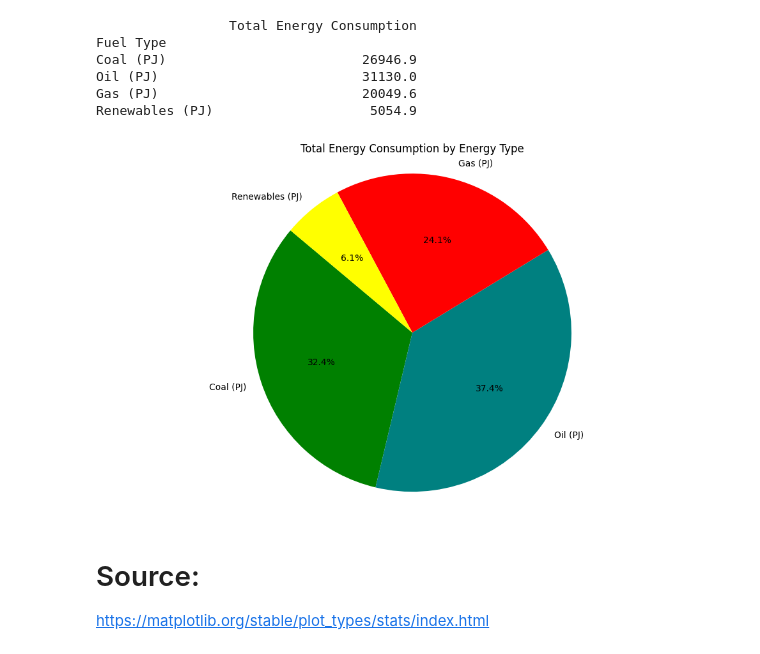
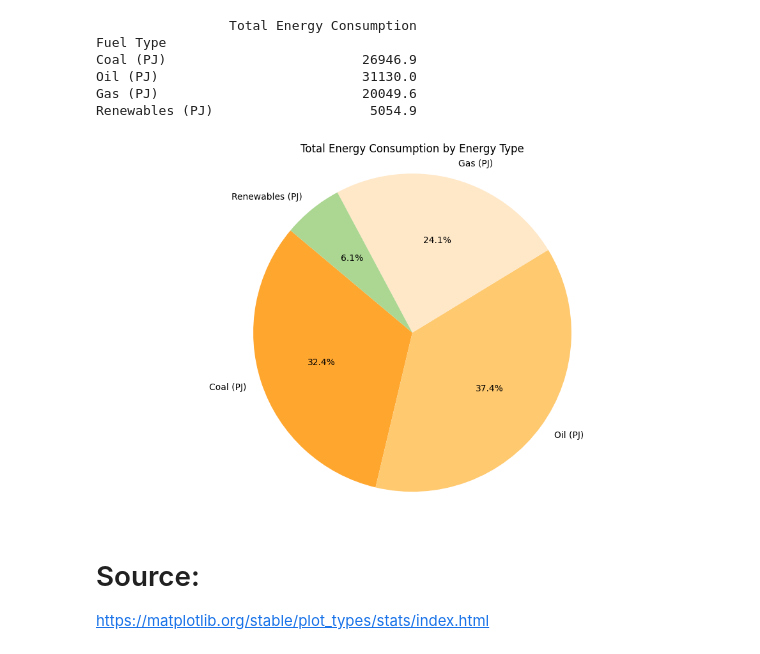
Before and after one commit to DurantZhou/ISYS5002-2024-S1-A2, a Jupyter notebook: Tue_11AM_Group_2_Assignment_2.ipynb, the cells around one changed output. Cells and saved outputs as stored; diff of their text form; code cells hidden in the pictures.

Commit message:
Change the Pie chart color

```diff
--- a/Tue_11AM_Group_2_Assignment_2.ipynb
+++ b/Tue_11AM_Group_2_Assignment_2.ipynb
@@ -280,19 +280,19 @@ Renewables (PJ)                    5054.9
 # %%
 
 fuel_type_totals = AUS_energy_df[['Coal (PJ)', 'Oil (PJ)', 'Gas (PJ)', 'Renewables (PJ)']].sum()
 # Grouping the data by fuel type and suming the energy consumption for each fuel type
 plt.figure(figsize=(10, 6))
 # Plotting the total energy consumption for each fuel type as a pie chart
-fuel_type_totals.plot(kind='pie', colors=['green', 'teal', 'red', 'yellow'], autopct='%1.1f%%', startangle=140)
+fuel_type_totals.plot(kind='pie', colors=['#FFA62F', '#FFC96F', '#FFE8C8', '#ACD793'], autopct='%1.1f%%', startangle=140)
 
 plt.title('Total Energy Consumption by Energy Type')
 
 plt.axis('equal')  # Equalising aspect ratio to ensure that pie is drawn as a circle
 
 plt.tight_layout()
 plt.show()
 # %% [output]
-[figure, old version]
+[figure, new version]
 # %% [markdown]
 # Source:
 https://matplotlib.org/stable/plot_types/stats/index.html
```
